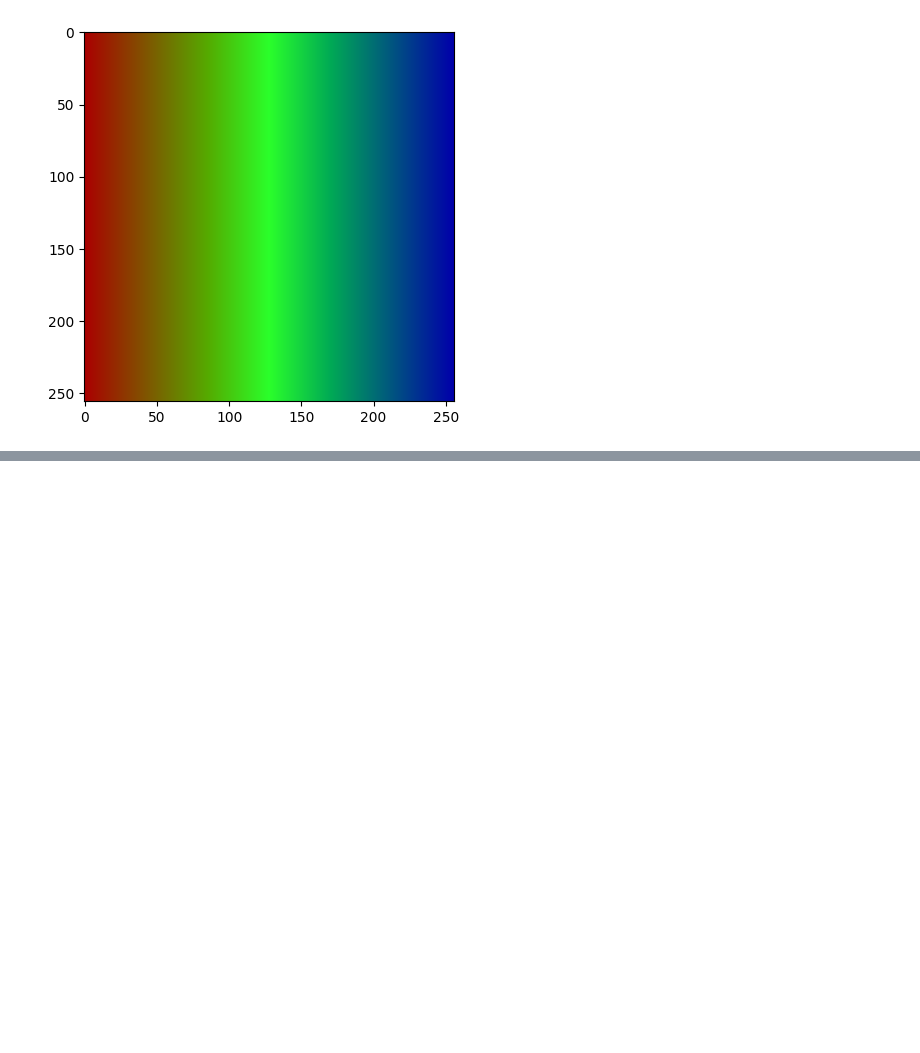
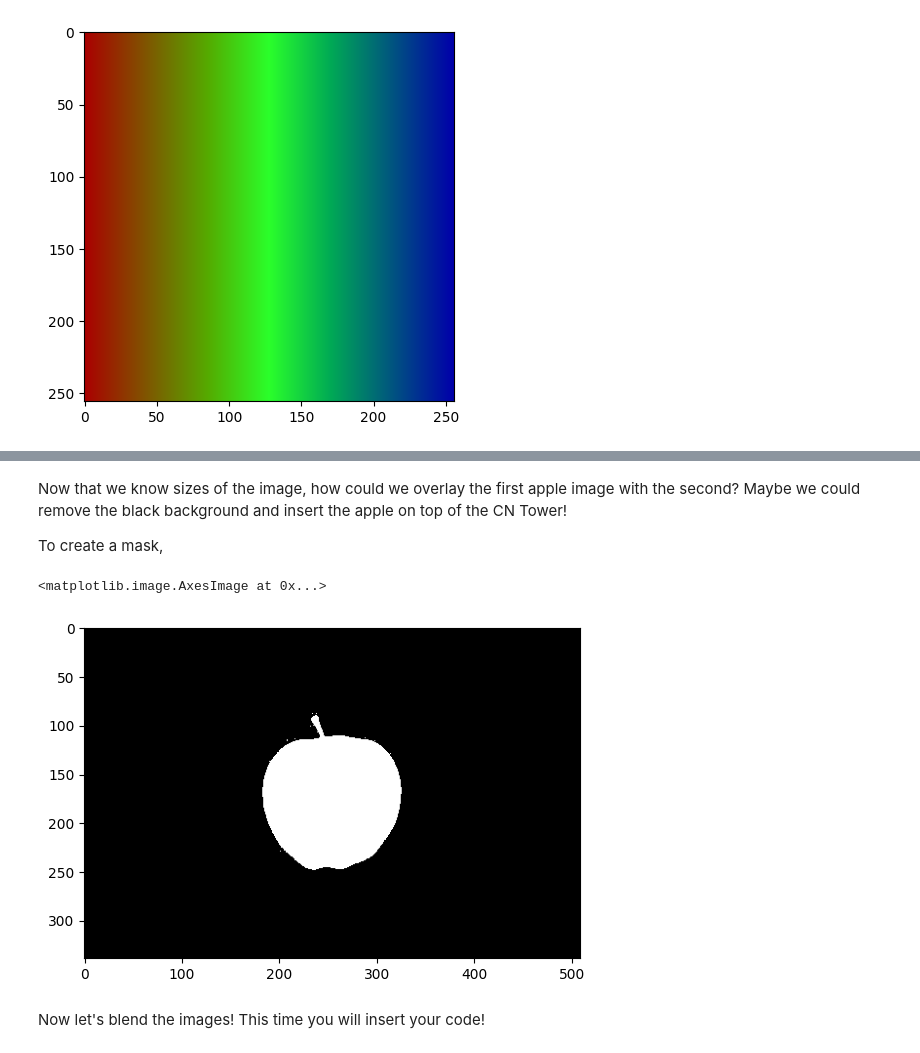
Before and after one commit to Western-Autonomous-Racing/tutorials, a Jupyter notebook: Tutorial_Numpy_n_Pandas/tutorial_numpy.ipynb, the cells around one changed output, grey strips where cells are left out. Saved outputs shown, nothing was run; the diff lists cells and outputs as text; code cells hidden in the pictures; blank space fills up the shorter version.

```diff
--- a/Tutorial_Numpy_n_Pandas/tutorial_numpy.ipynb
+++ b/Tutorial_Numpy_n_Pandas/tutorial_numpy.ipynb
@@ -100,0 +133,17 @@ plt.imshow(rgb_image)
+# %% [markdown]
+Now that we know sizes of the image, how could we overlay the first apple image with the second? Maybe we could remove the black background and insert the apple on top of the CN Tower!
+
+To create a mask,
+# %%
+# threshold image with black background. Anything that isn't should be white
+
+mask = np.where(apple_img < 10, 0, 255) #thresholding all pixel values with less than 10 to zero, other wise make it "white"
+mask = mask[:,:,0] | mask[:,:,1] | mask[:,:,2] #2d mask created by oring all channels together
+mask = np.moveaxis(np.array([mask,mask,mask]), 0, -1)
+
+plt.imshow(mask)
+# %% [output]
+<matplotlib.image.AxesImage at 0x...>
+[figure, added]
+# %% [markdown]
+Now let's blend the images! This time you will insert your code!
```
Also changed, not shown: parts of 6 cells of this notebook, 2 other files.
